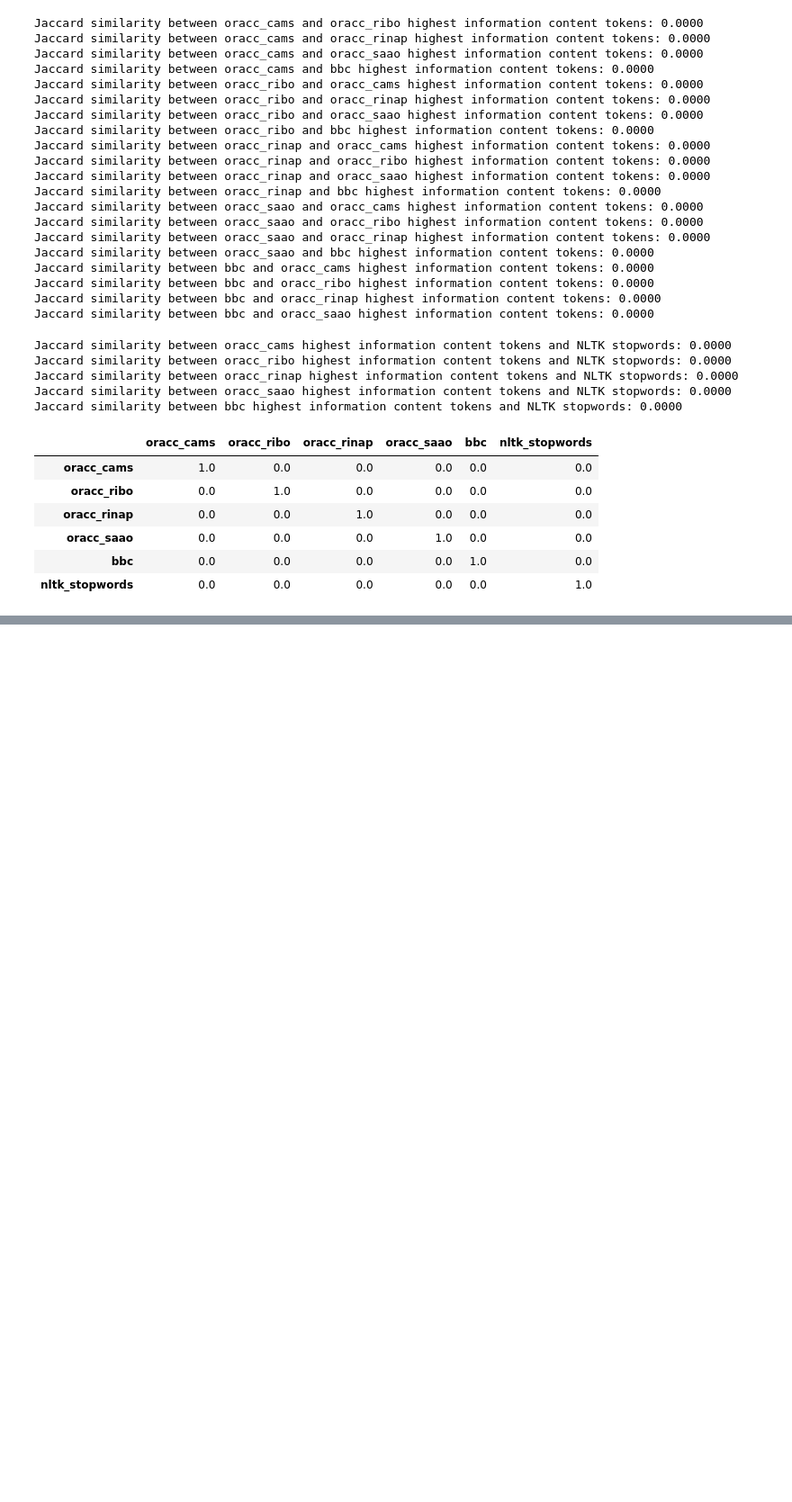
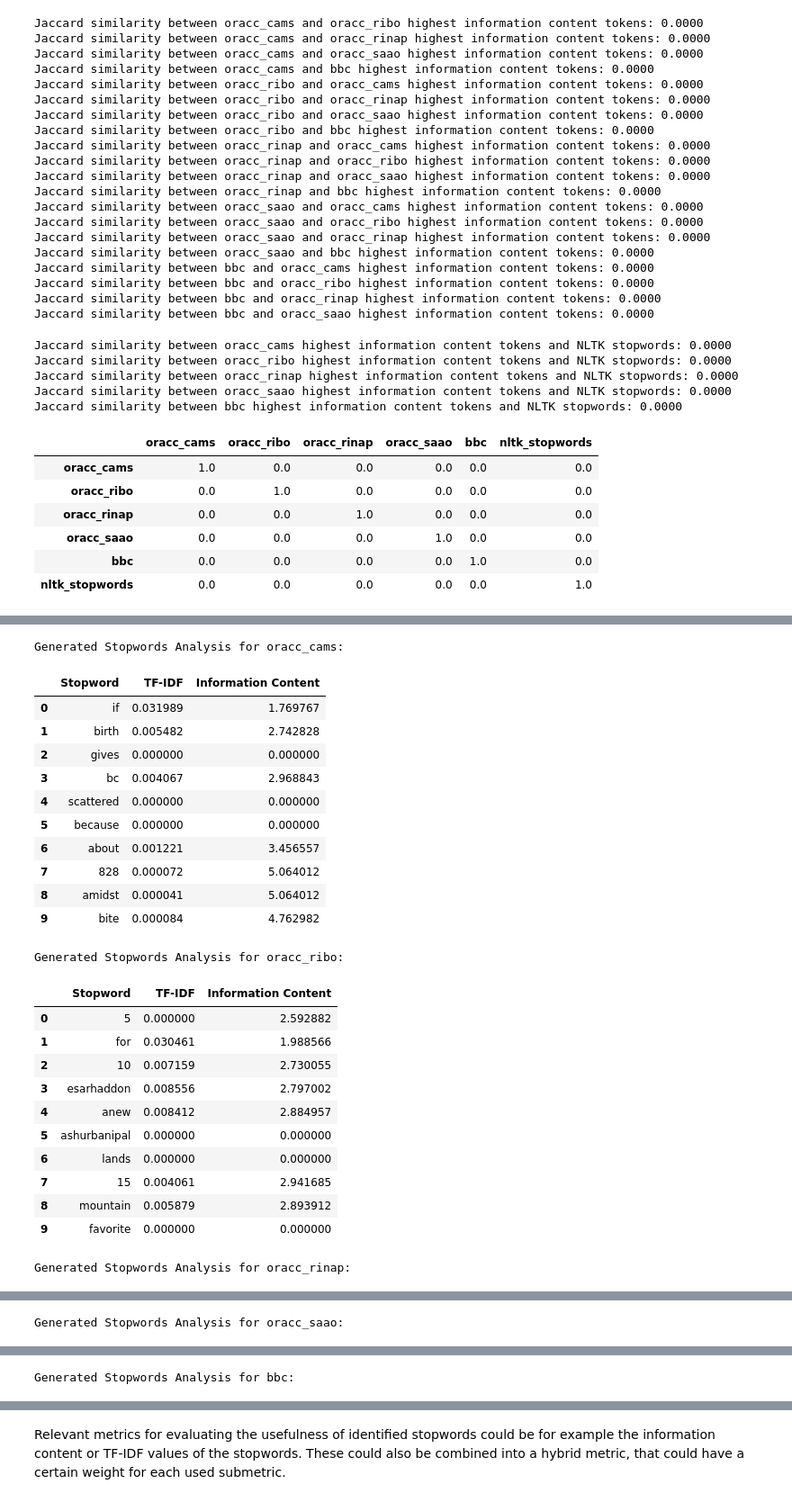
Before and after one commit to Sahe00/NLPTM_finalproject, a Jupyter notebook: project.ipynb, the cells around one changed output, grey strips where cells are left out. Shown at 90% size. Drawn from its saved outputs; the diff is of its cells as text; code cells hidden in the pictures; blank space fills up the shorter version.

Commit message:
complete 10, clean up init for stopwords_filtering-module

```diff
--- a/project.ipynb
+++ b/project.ipynb
@@ -822,0 +930,16 @@ similarity_matrix_ic
+# %%
+# calculate TF-IDF of each identified stopword
+
+tfidf_of_generated_stopwords = {}
+for corpus_name, stopwords_list in generated_stopwords.items():
+    vectorizer = vectorizers[corpus_name]
+    tfidf_matrix = vectorized_corpora[corpus_name]
+    feature_names = vectorizer.get_feature_names_out()
+    stopword_tfidf_values = {}
+    for stopword in stopwords_list:
+        if stopword in feature_names:
+            index = feature_names.tolist().index(stopword)
+            tfidf_value = tfidf_matrix[:, index].mean()
+            stopword_tfidf_values[stopword] = float(tfidf_value)
+    tfidf_of_generated_stopwords[corpus_name] = stopword_tfidf_values
+    print(f"TF-IDF values for generated stopwords in {corpus_name}: {list(stopword_tfidf_values.items())[:10]}")
@@ -822,0 +952,12 @@ similarity_matrix_ic
+# %%
+# calculate information content of each identified stopword
+information_content_of_generated_stopwords = {}
+for corpus_name, stopwords_list in generated_stopwords.items():
+    token_counts = Counter(corpora[corpus_name])
+    ic_values = {}
+    for stopword in stopwords_list:
+        if stopword in token_counts:
+            info_content = information_content(stopword, token_counts, corpora[corpus_name])
+            ic_values[stopword] = info_content
+    information_content_of_generated_stopwords[corpus_name] = ic_values
+    print(f"Information content values for generated stopwords in {corpus_name}: {list(ic_values.items())[:10]}")
@@ -822,0 +970,42 @@ similarity_matrix_ic
+# %%
+# present the TF-IDF and information content of generated stopwords in a table
+for corpus_name in corpus_names+["bbc"]:
+    stopwords_list = generated_stopwords[corpus_name]
+    tfidf_values = tfidf_of_generated_stopwords[corpus_name]
+    ic_values = information_content_of_generated_stopwords[corpus_name]
+
+    data = {
+        "Stopword": stopwords_list,
+        "TF-IDF": [tfidf_values.get(word, 0.0) for word in stopwords_list],
+        "Information Content": [ic_values.get(word, 0.0) for word in stopwords_list]
+    }
+
+    df = pd.DataFrame(data)
+    print(f"Generated Stopwords Analysis for {corpus_name}:")
+    display(df)
+# %% [output]
+Generated Stopwords Analysis for oracc_cams:
+|  | Stopword | TF-IDF | Information Content |
+| 0 | if | 0.031989 | 1.769767 |
+| 1 | birth | 0.005482 | 2.742828 |
+| 2 | gives | 0.000000 | 0.000000 |
+| 3 | bc | 0.004067 | 2.968843 |
+| 4 | scattered | 0.000000 | 0.000000 |
+| 5 | because | 0.000000 | 0.000000 |
+| 6 | about | 0.001221 | 3.456557 |
+| 7 | 828 | 0.000072 | 5.064012 |
+| 8 | amidst | 0.000041 | 5.064012 |
+| 9 | bite | 0.000084 | 4.762982 |
+Generated Stopwords Analysis for oracc_ribo:
+|  | Stopword | TF-IDF | Information Content |
+| 0 | 5 | 0.000000 | 2.592882 |
+| 1 | for | 0.030461 | 1.988566 |
+| 2 | 10 | 0.007159 | 2.730055 |
+| 3 | esarhaddon | 0.008556 | 2.797002 |
+| 4 | anew | 0.008412 | 2.884957 |
+| 5 | ashurbanipal | 0.000000 | 0.000000 |
+| 6 | lands | 0.000000 | 0.000000 |
+| 7 | 15 | 0.004061 | 2.941685 |
+| 8 | mountain | 0.005879 | 2.893912 |
+| 9 | favorite | 0.000000 | 0.000000 |
+Generated Stopwords Analysis for oracc_rinap:
@@ -822,0 +1023 @@ similarity_matrix_ic
+Generated Stopwords Analysis for oracc_saao:
@@ -822,0 +1035 @@ similarity_matrix_ic
+Generated Stopwords Analysis for bbc:
@@ -822,0 +1047,2 @@ similarity_matrix_ic
+# %% [markdown]
+Relevant metrics for evaluating the usefulness of identified stopwords could be for example the information content or TF-IDF values of the stopwords. These could also be combined into a hybrid metric, that could have a certain weight for each used submetric.
```
Also changed, not shown: parts of 15 cells of this notebook, 1 other file.
